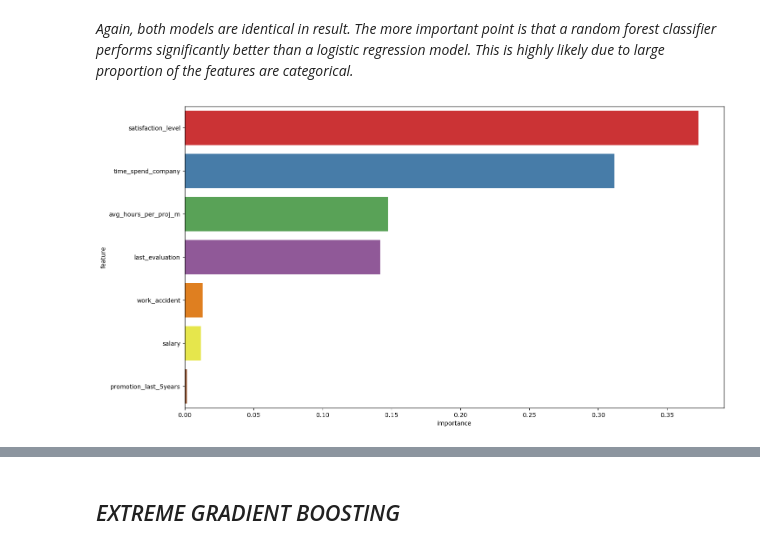
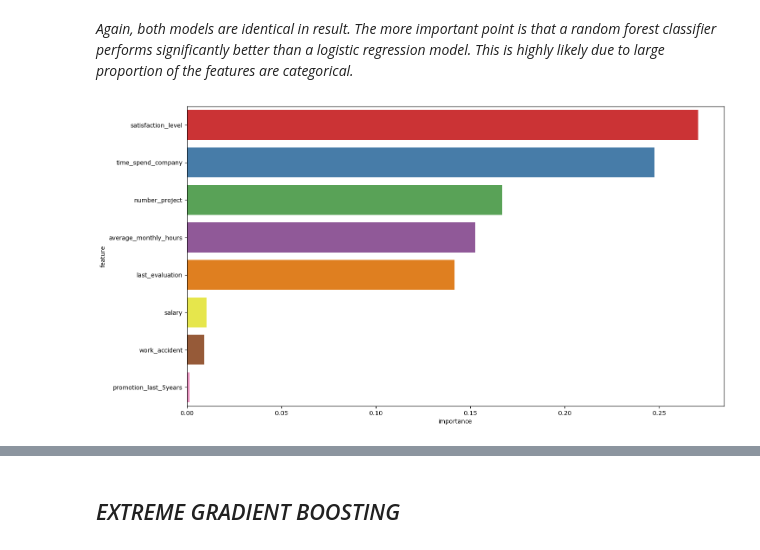
Before and after one commit to huhehuhehu/coursera-courses-projects, a Jupyter notebook: advanced-salifort/SalifortMotors.ipynb, the cells around one changed output, grey strips where cells are left out. Cells and saved outputs as stored; diff of their text form; code cells hidden in the pictures.

```diff
--- a/advanced-salifort/SalifortMotors.ipynb
+++ b/advanced-salifort/SalifortMotors.ipynb
@@ -329,0 +326,3 @@ df['avg_hours_per_proj_m'] = df.apply(lambda x: x['average_monthly_hours'] / x['
+# %%
+#A HIGHER COEFFICIENT MEANS THAT AN EMPLOYEE SPENT MORE TIME WORKING DUE TO BEIGN ASSIGNED HIGHER NUMBER OF PROJECTS SIMULTANEOUSLY
+df['overwork_coef'] = df.apply(lambda x: x['average_monthly_hours'] * (x['number_project'] / x['time_spend_company']), axis=1)
@@ -330,13 +337,17 @@ df['avg_hours_per_proj_m'] = df.apply(lambda x: x['average_monthly_hours'] / x['
 # %%
 #DECLARE CHOSEN FEATURES
-_FEATURES = ['satisfaction_level', 'last_evaluation',
-            'time_spend_company', 'work_accident',
-            'promotion_last_5years', 'salary',
-            'avg_hours_per_proj_m', 'left']
+_FEATURES_LOG = ['satisfaction_level', 'last_evaluation', 'work_accident',
+                'promotion_last_5years', 'salary',
+                'overwork_coef', 'left']
 
-df_final = df[_FEATURES]
+_FEATURES_TREE = ['satisfaction_level', 'last_evaluation', 'work_accident','number_project',
+                'average_monthly_hours', 'time_spend_company',
+                'promotion_last_5years', 'salary', 'left']
 
-df_final['left'].value_counts()
+df_log = df[_FEATURES_LOG]
+df_tree = df[_FEATURES_TREE]
+
+df_log['left'].value_counts()
 # %% [output]
 0    10000
 1     1991
@@ -363,8 +374,8 @@ Optimum models' scoring is still optional, depending on what is more important.
 
 ### *PREPARING NECESSARY TRAINING DATA AND FUNCTIONS*
 # %%
-x = df_final.drop(columns='left')
-y = df_final['left']
+x = df_log.drop(columns='left')
+y = df_log['left']
 
 x = StandardScaler().fit_transform(x)
 
@@ -503,6 +514,13 @@ weighted avg       0.82      0.68      0.72      2998
 *As shown above, the models perform slightly worse when satisfaction level is excluded. That feature is proven to be important, when the answer is honest.*
 # %% [markdown]
 ## *Random Forest Classifier*
+# %%
+x = df_tree.drop(columns='left')
+y = df_tree['left']
+
+x = StandardScaler().fit_transform(x)
+
+x_train, x_test, y_train, y_test = train_test_split(x, y, stratify=y ,test_size=0.25, random_state=69420)
 # %%
 parameters = {
     'max_depth': [10, 20, 30, 40, 50, 60, 70, 80, 90, 100, None],
@@ -544,16 +562,16 @@ weighted avg       0.98      0.98      0.98      2998
 *Again, both models are identical in result. The more important point is that a random forest classifier performs significantly better than a logistic regression model. This is highly likely due to large proportion of the features are categorical.*
 # %%
 #CHECK WHICH FEATURE HAS THE HIGHEST IMPORTANCE
-importance = pd.DataFrame({"feature": df_final.drop(columns='left').columns, "importance": abs(rf_model_f1.feature_importances_)})
+importance = pd.DataFrame({"feature": df_tree.drop(columns='left').columns, "importance": abs(rf_model_f1.feature_importances_)})
 importance = importance.sort_values(by=["importance"], ascending=False)
 
 
 fig, ax = plt.subplots(figsize=(16,9))
 sns.barplot(importance, x = 'importance', y='feature', palette='Set1')
 
 plt.show()
 # %% [output]
-[figure, old version]
+[figure, new version]
 # %%
 _plots(rf_model_f1,x_test)
 # %% [output]
```
Also changed, not shown: parts of 19 cells of this notebook.
